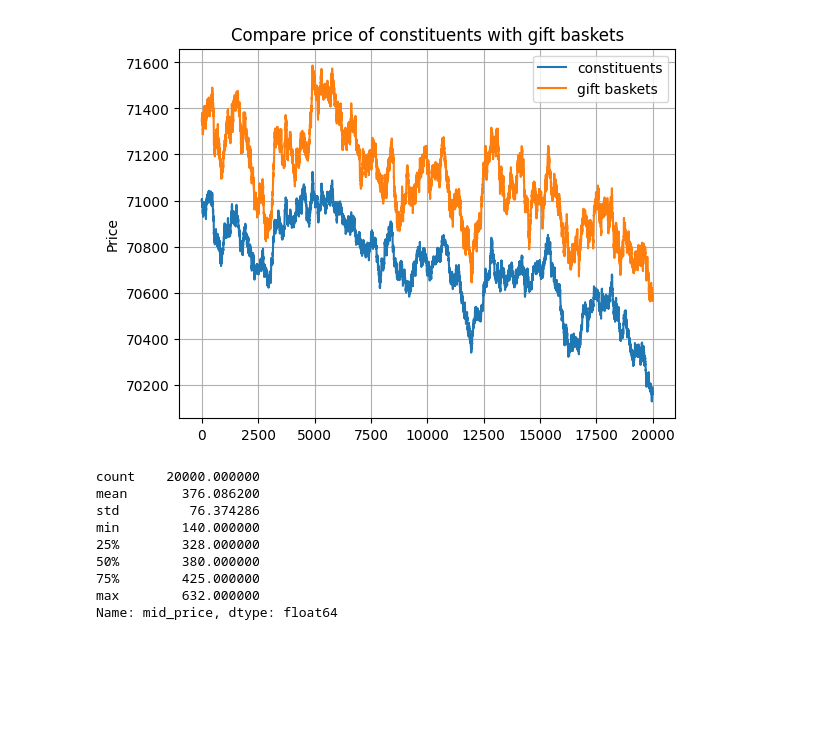
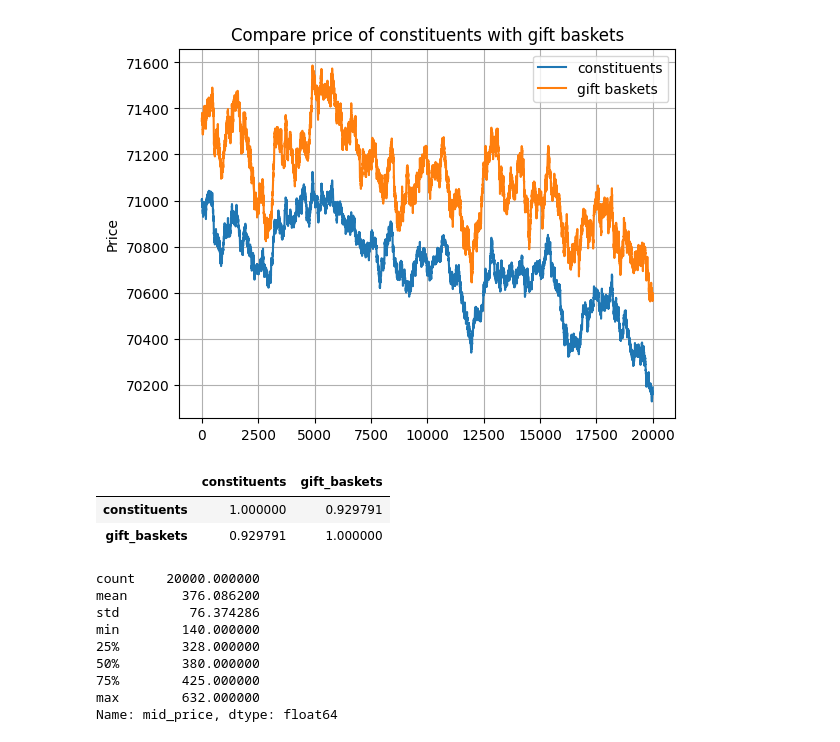
Before and after one commit to iamzr/ImcProsperity2, a Jupyter notebook: exploratory_analysis/round_3/round3_prices.ipynb, the cells around one changed output. Drawn from its saved outputs; the diff is of its cells as text; code cells hidden in the pictures; blank space fills up the shorter version.

```diff
--- a/exploratory_analysis/round_3/round3_prices.ipynb
+++ b/exploratory_analysis/round_3/round3_prices.ipynb
@@ -85,6 +85,13 @@ plt.grid(True)  # Optionally add a grid
 plt.show()
 # %% [output]
 [figure]
+# %%
+df = pd.DataFrame({"constituents": price_of_constituents_combined["mid_price"], "gift_baskets":gift_basket_prices["mid_price"]})
+df.corr()
+# %% [output]
+|  | constituents | gift_baskets |
+| constituents | 1.000000 | 0.929791 |
+| gift_baskets | 0.929791 | 1.000000 |
 # %%
 spread = gift_basket_prices["mid_price"] - price_of_constituents_combined["mid_price"]
 
```
Also changed, not shown: 2 other files.
